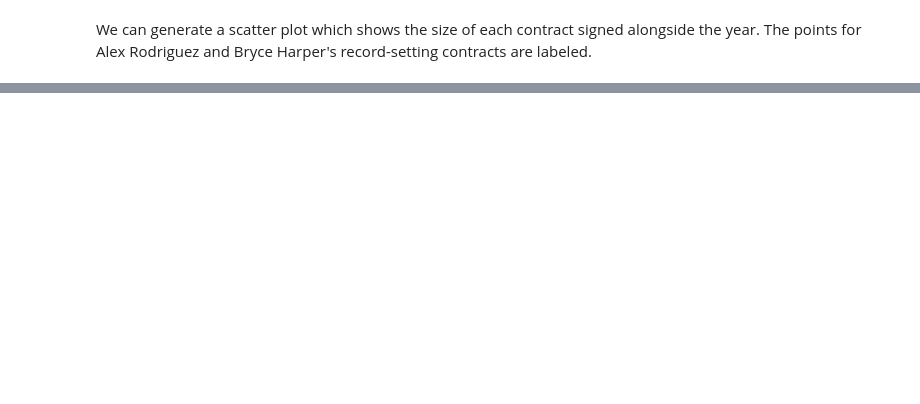
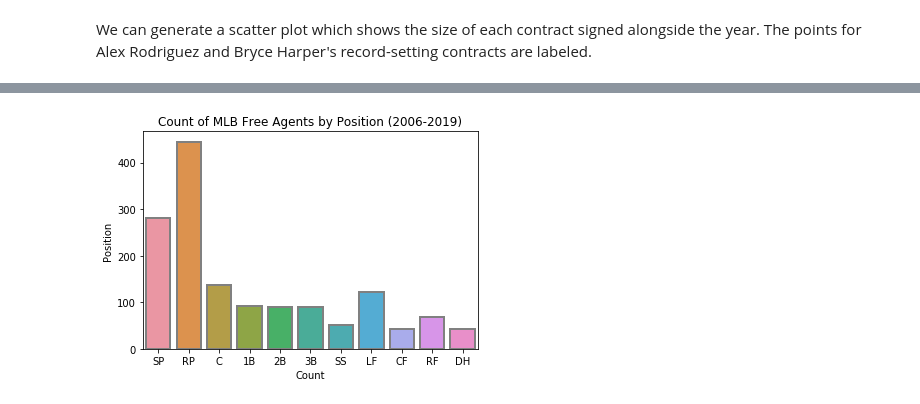
Before and after one commit to ryanjcarroll/MLB-Free-Agents-Data-Analysis, a Jupyter notebook: Data Analysis - All Players.ipynb, the cells around one changed output, grey strips where cells are left out. Saved outputs shown, nothing was run; the diff lists cells and outputs as text; code cells hidden in the pictures; blank space fills up the shorter version.

```diff
--- a/Data Analysis - All Players.ipynb
+++ b/Data Analysis - All Players.ipynb
@@ -73,0 +78,22 @@ plt.show()
+# %%
+# correct pitcher positions
+players.loc[players['name']=='Adam Eaton', 'pos'] = 'SP'
+players.loc[players['name']=='Andrew Bailey', 'pos'] = 'RP'
+players.loc[players['name']=='Eddie Guardado', 'pos'] = 'RP'
+
+# correct outfield positions
+players.loc[players['name']=='Jose Cruz Jr.', 'pos'] = 'LF'
+players.loc[players['name']=='So Taguchi', 'pos'] = 'LF'
+players.loc[players['name']=='Fred Lewis', 'pos'] = 'LF'
+players.loc[players['name']=='Carlos Beltran', 'pos'] = 'CF'
+# %%
+position_order = ['SP','RP','C','1B','2B','3B','SS','LF','CF','RF','DH']
+
+sns.countplot(x='pos', order=position_order, linewidth=2, edgecolor='grey', data=players)
+plt.title('Count of MLB Free Agents by Position (2006-2019)')
+plt.ylabel('Position')
+plt.xlabel('Count')
+
+plt.show()
+# %% [output]
+[figure, added]
```
Also changed, not shown: parts of 8 cells of this notebook, 2 other files.
